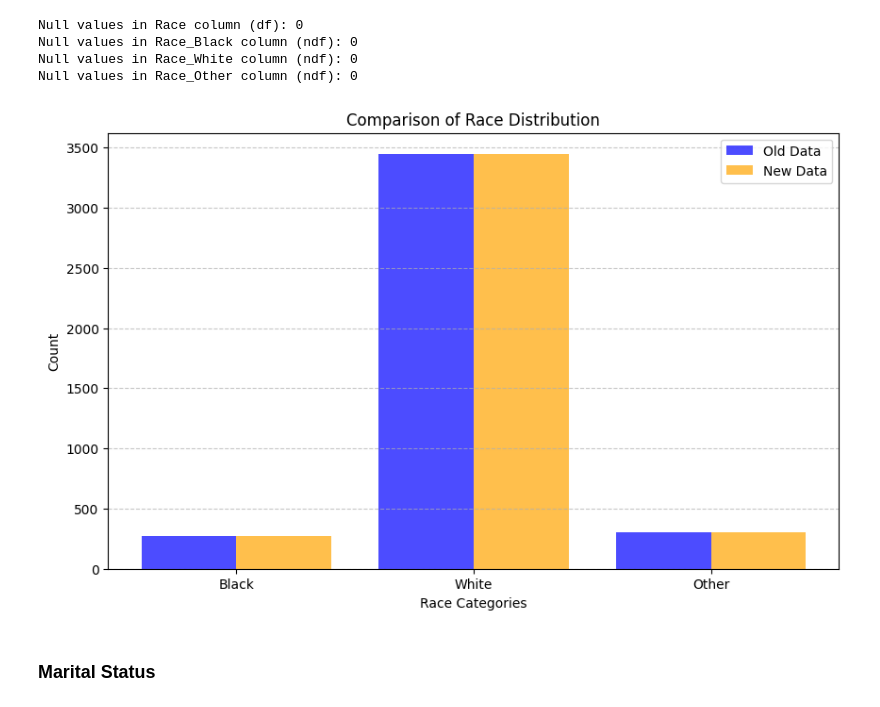
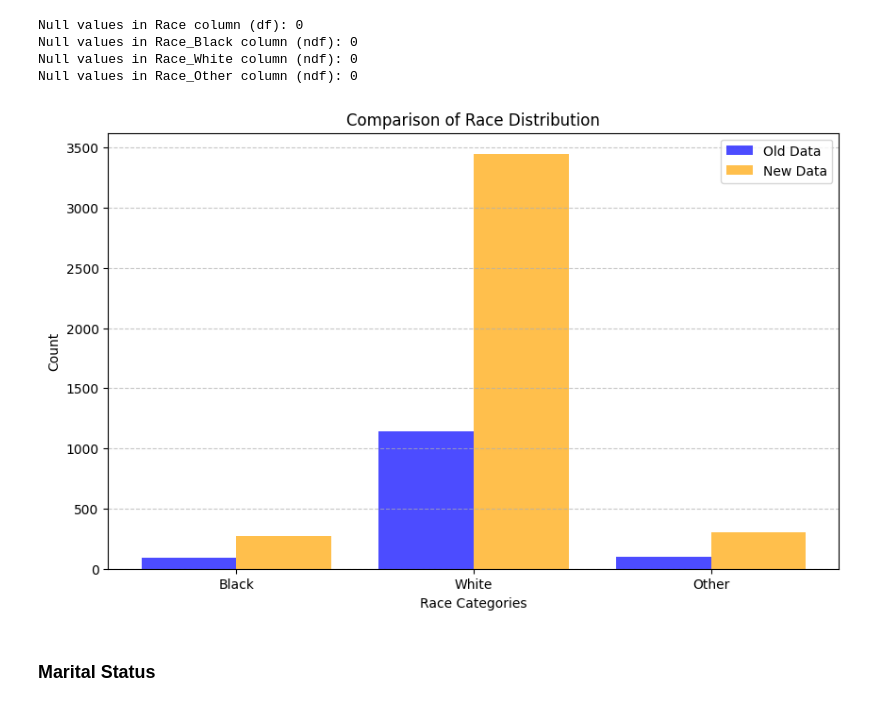
Before and after one commit to 3bdalrhmanS3d/Breast_Cancer, a Jupyter notebook: code.ipynb, the cells around one changed output. Drawn from its saved outputs; the diff is of its cells as text; code cells hidden in the pictures.

Commit message:
df2 for age and race columns

```diff
--- a/code.ipynb
+++ b/code.ipynb
@@ -1525,3 +1525,7 @@ memory usage: 786.1 KB
 # %% [markdown]
 - df  old dataframe
 - ndf new dataframe
+# %%
+filePath = r"E:\DataMining\Breast_Cancer\Breast_Cancer_Uncleaned-1.csv"
+df2 = pd.read_csv(filePath)
+df2
@@ -1614,33 +1724,33 @@ Null values in Race_Black column (ndf): 0
 Null values in Race_White column (ndf): 0
 Null values in Race_Other column (ndf): 0
 # %%
-race_counts = df['Race'].value_counts()
+
+race_counts = df2['Race'].value_counts()
 
 # Summing dummy variables for race in ndf
-black_count = ndf['Race_Black'].sum()
-white_count = ndf['Race_White'].sum()
-other_count = ndf['Race_Other'].sum()
-
+black_count = (ndf['Race_Black'] == 1).sum()
+white_count = (ndf['Race_White'] == 1).sum()
+other_count = (ndf['Race_Other'] == 1).sum()
 
 # Plot comparison
 categories = ['Black', 'White', 'Other']
 old_data = [race_counts.get('Black', 0), race_counts.get('White', 0), race_counts.get('Other', 0)]
 new_data = [black_count, white_count, other_count]
 
 x = range(len(categories))
 
 plt.figure(figsize=(10, 6))
 plt.bar(x, old_data, width=0.4, label='Old Data', color='blue', alpha=0.7, align='center')
 plt.bar([i + 0.4 for i in x], new_data, width=0.4, label='New Data', color='orange', alpha=0.7, align='center')
 plt.title('Comparison of Race Distribution')
 plt.xlabel('Race Categories')
 plt.ylabel('Count')
 plt.xticks([i + 0.2 for i in x], categories)
 plt.legend()
 plt.grid(axis='y', linestyle='--', alpha=0.7)
 plt.show()
 # %% [output]
-[figure, old version]
+[figure, new version]
 # %% [markdown]
 ### Marital Status
 # %%
```
Also changed, not shown: parts of 7 cells of this notebook, 1 other file.
